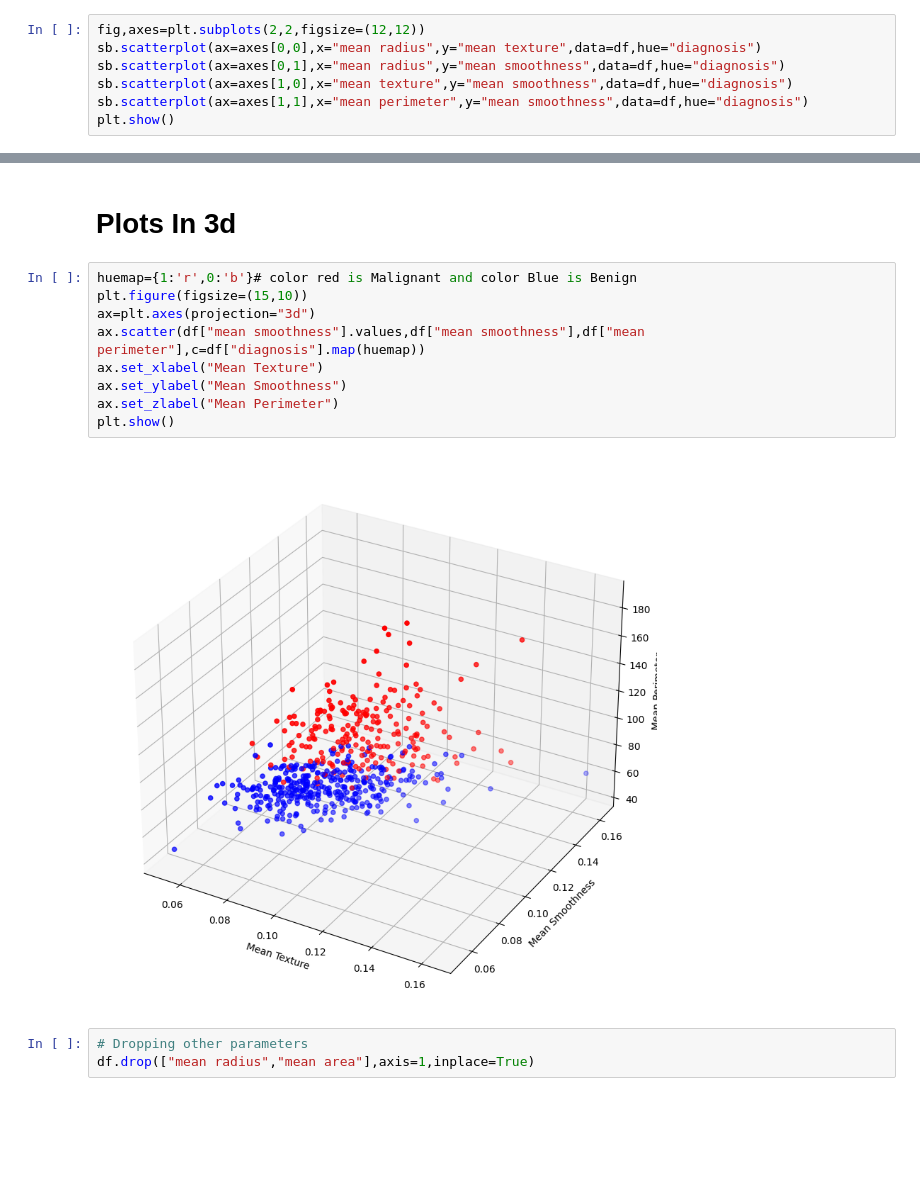
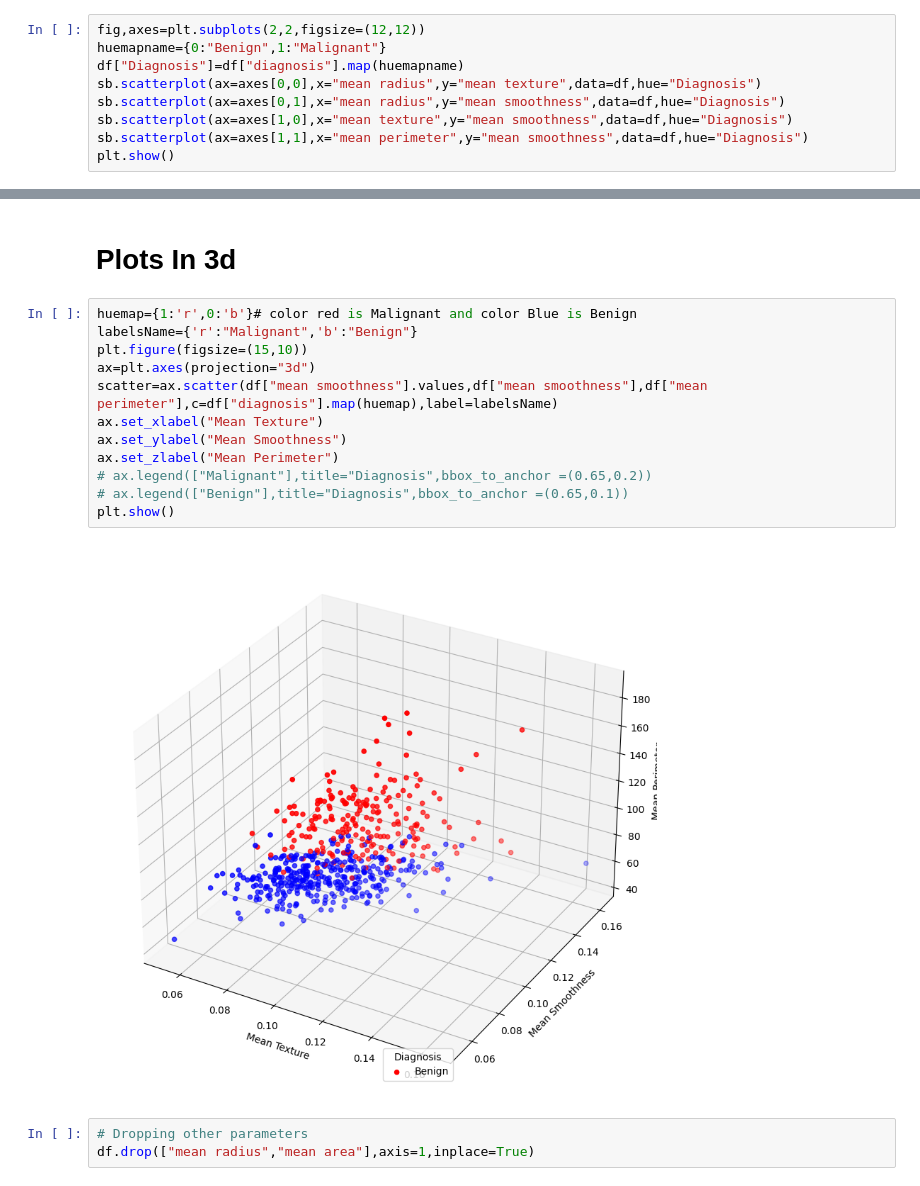
Before and after one commit to DevPro13/SVM_Visualization, a Jupyter notebook: SuportVectorMachineVisualizationWithBreastCancerDataset.ipynb, the cells around one changed output, grey strips where cells are left out. Saved outputs shown, nothing was run; the diff lists cells and outputs as text; blank space fills up the shorter version.

```diff
--- a/SuportVectorMachineVisualizationWithBreastCancerDataset.ipynb
+++ b/SuportVectorMachineVisualizationWithBreastCancerDataset.ipynb
@@ -116,9 +116,11 @@ Hence, we coverted target value such that 0 is Benign and 1 is Malignant
 ## Data Plot in 2D
 # %%
 fig,axes=plt.subplots(2,2,figsize=(12,12))
-sb.scatterplot(ax=axes[0,0],x="mean radius",y="mean texture",data=df,hue="diagnosis")
-sb.scatterplot(ax=axes[0,1],x="mean radius",y="mean smoothness",data=df,hue="diagnosis")
-sb.scatterplot(ax=axes[1,0],x="mean texture",y="mean smoothness",data=df,hue="diagnosis")
-sb.scatterplot(ax=axes[1,1],x="mean perimeter",y="mean smoothness",data=df,hue="diagnosis")
+huemapname={0:"Benign",1:"Malignant"}
+df["Diagnosis"]=df["diagnosis"].map(huemapname)
+sb.scatterplot(ax=axes[0,0],x="mean radius",y="mean texture",data=df,hue="Diagnosis")
+sb.scatterplot(ax=axes[0,1],x="mean radius",y="mean smoothness",data=df,hue="Diagnosis")
+sb.scatterplot(ax=axes[1,0],x="mean texture",y="mean smoothness",data=df,hue="Diagnosis")
+sb.scatterplot(ax=axes[1,1],x="mean perimeter",y="mean smoothness",data=df,hue="Diagnosis")
 plt.show()
 # %% [output]
@@ -129,15 +131,18 @@ Here,from above plots, it can be clearly seen that mean teture vs mean smoothnes
 # Plots In 3d
 # %%
 huemap={1:'r',0:'b'}# color red is Malignant and color Blue is Benign
+labelsName={'r':"Malignant",'b':"Benign"}
 plt.figure(figsize=(15,10))
 ax=plt.axes(projection="3d")
-ax.scatter(df["mean smoothness"].values,df["mean smoothness"],df["mean perimeter"],c=df["diagnosis"].map(huemap))
+scatter=ax.scatter(df["mean smoothness"].values,df["mean smoothness"],df["mean perimeter"],c=df["diagnosis"].map(huemap),label=labelsName)
 ax.set_xlabel("Mean Texture")
 ax.set_ylabel("Mean Smoothness")
 ax.set_zlabel("Mean Perimeter")
+# ax.legend(["Malignant"],title="Diagnosis",bbox_to_anchor =(0.65,0.2))
+# ax.legend(["Benign"],title="Diagnosis",bbox_to_anchor =(0.65,0.1))
 plt.show()
 # %% [output]
-[figure, old version]
+[figure, new version]
 # %%
 # Dropping other parameters
 df.drop(["mean radius","mean area"],axis=1,inplace=True)
```
Also changed, not shown: parts of 17 cells of this notebook.
